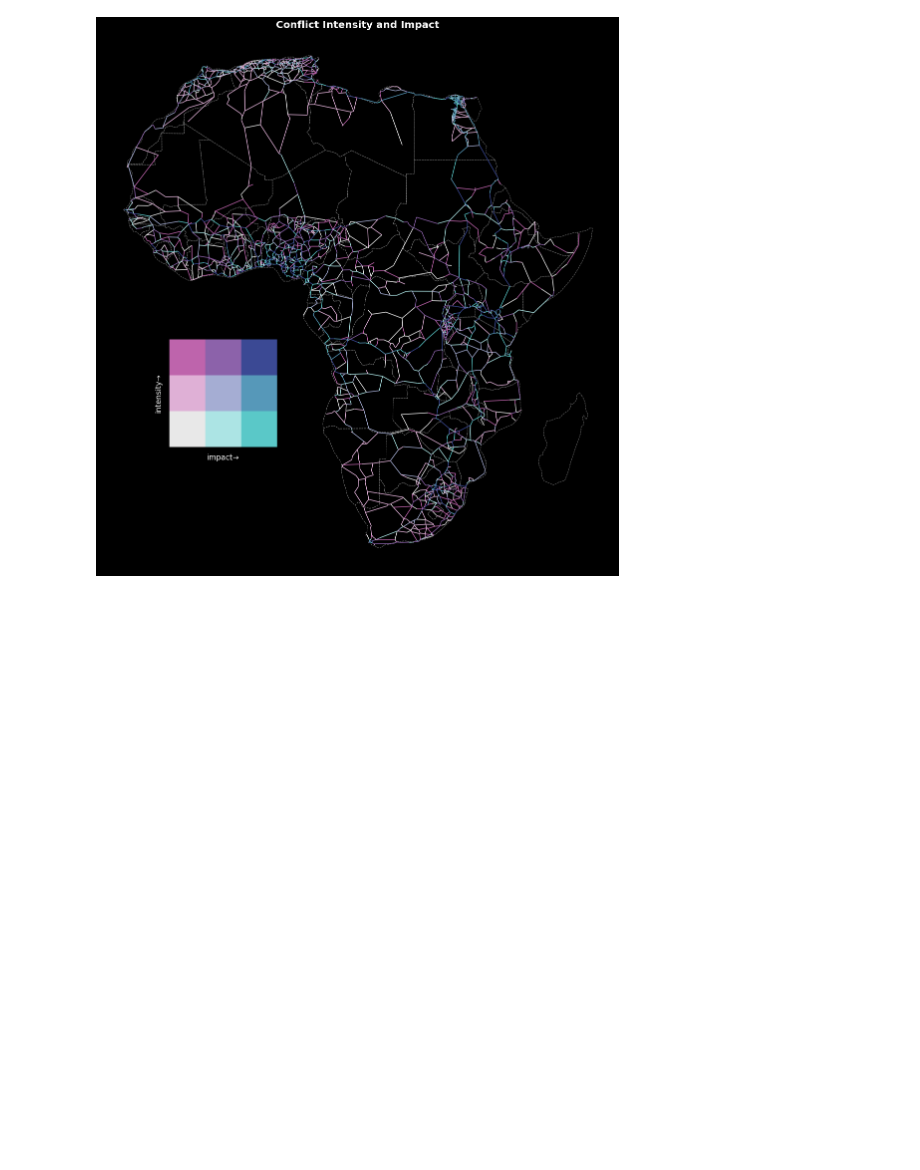
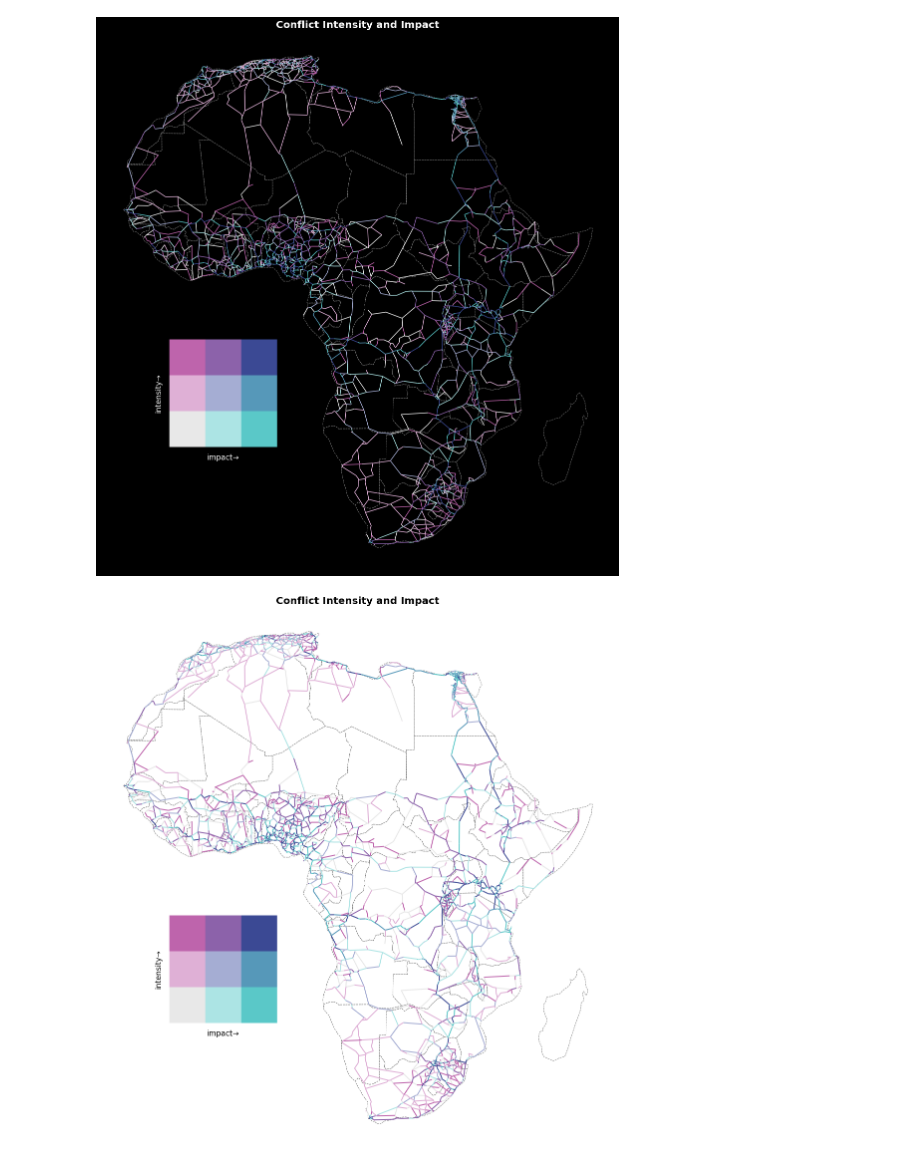
Before and after one commit to asrenninger/africonnectivity, a Jupyter notebook: python/gravity.ipynb, the cells around one changed output. Saved outputs shown, nothing was run; the diff lists cells and outputs as text; code cells hidden in the pictures; blank space fills up the shorter version.

Commit message:
figures

```diff
--- a/python/gravity.ipynb
+++ b/python/gravity.ipynb
@@ -576,0 +657,10 @@ Text(-0.1, 0.5, 'intensity→')
+# %%
+colours = {
+    "class": ["1-1", "2-1", "3-1", "1-2", "2-2", "3-2", "1-3", "2-3", "3-3"],
+    "color": ["#e8e8e8", "#ace4e4", "#5ac8c8", "#dfb0d6", "#a5add3", "#5698b9", "#be64ac", "#8c62aa", "#3b4994"]
+}
+
+params = {'title': 'Conflict Intensity and Impact', 'label1': 'impact', 'label2': 'intensity', 'lwd': 2}
+bivariate_choropleth(joined, africa, "flow", "risk", scheme=colours, background='w', **params)
+# %% [output]
+[figure, added]
```
Also changed, not shown: parts of 2 cells of this notebook.
